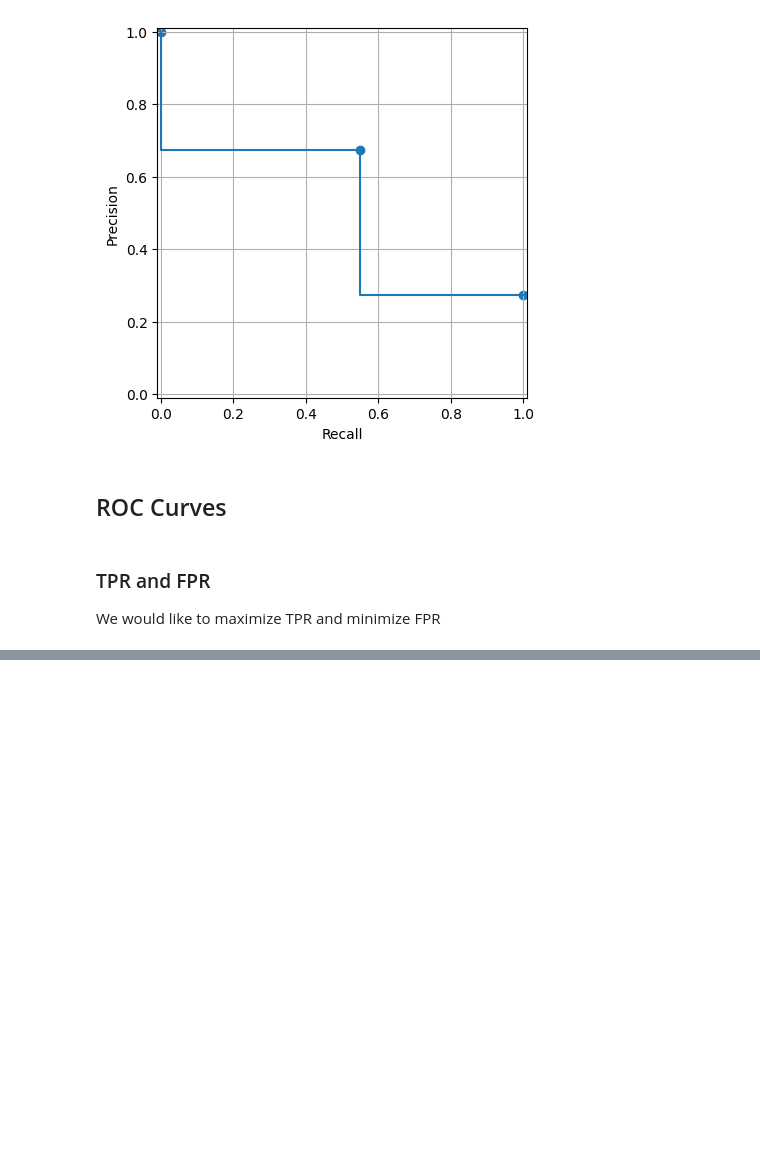
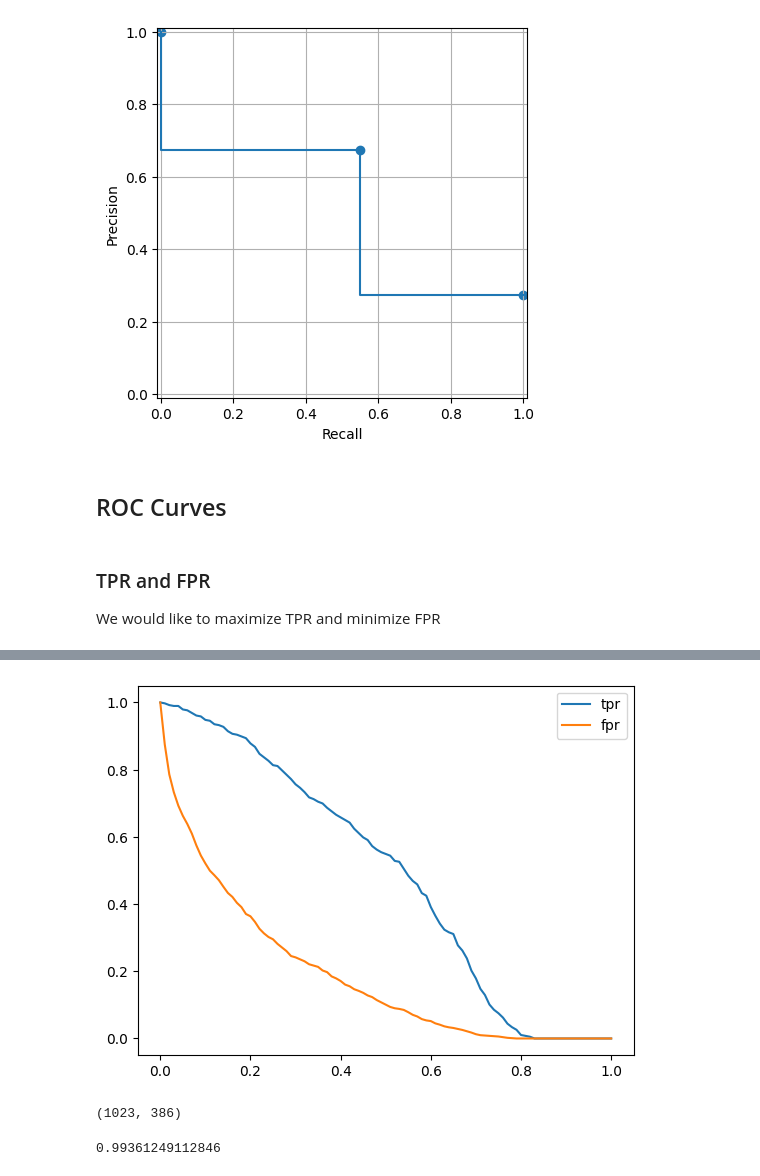
Before and after one commit to not-AVP/psychic-potato, a Jupyter notebook: practice/ChurnBurn.ipynb, the cells around one changed output, grey strips where cells are left out. Drawn from its saved outputs; the diff is of its cells as text; code cells hidden in the pictures; blank space fills up the shorter version.

Commit message:
roc curve

```diff
--- a/practice/ChurnBurn.ipynb
+++ b/practice/ChurnBurn.ipynb
@@ -898,0 +906,13 @@ DataScores[::10]
+# %%
+plt.plot(DataScores.threshold, DataScores.tpr, label = "tpr")
+plt.plot(DataScores.threshold, DataScores.fpr, label = "fpr")
+plt.legend()
+plt.show()
+# %% [output]
+[figure, added]
+# %%
+NoNeg = (yVal == 0).sum()
+NoPos = (yVal == 1).sum()
+NoNeg, NoPos
+# %% [output]
+(1023, 386)
@@ -898,0 +922,4 @@ DataScores[::10]
+# %%
+((y_ideal_pred >= 0.72) == y_ideal).mean()
+# %% [output]
+0.99361249112846
```
Also changed, not shown: parts of 21 cells of this notebook.
